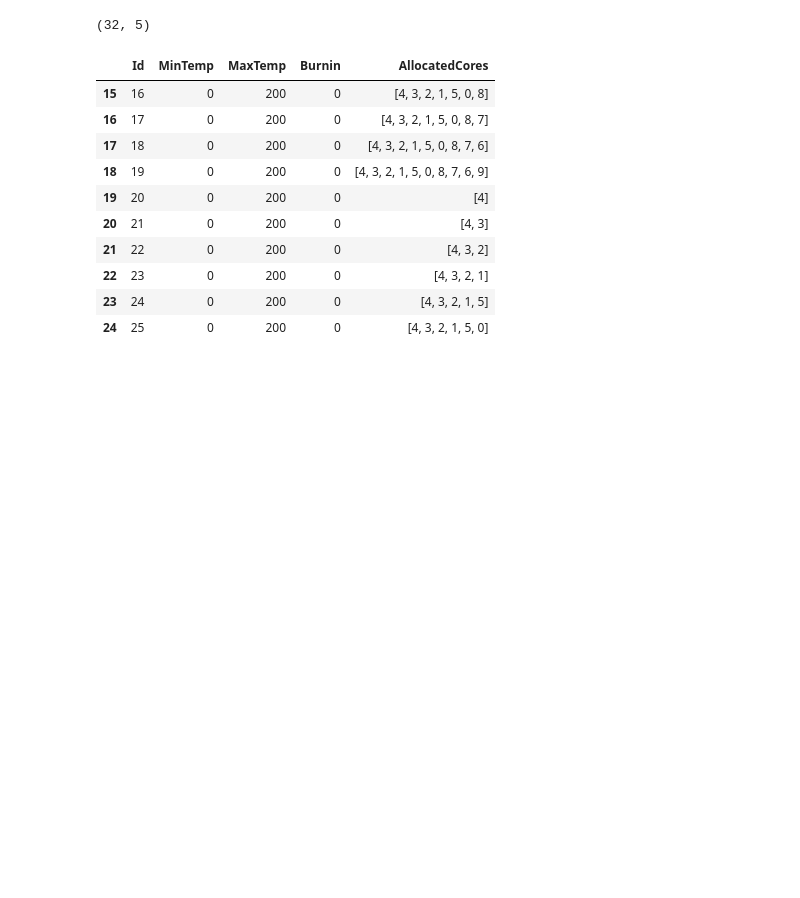
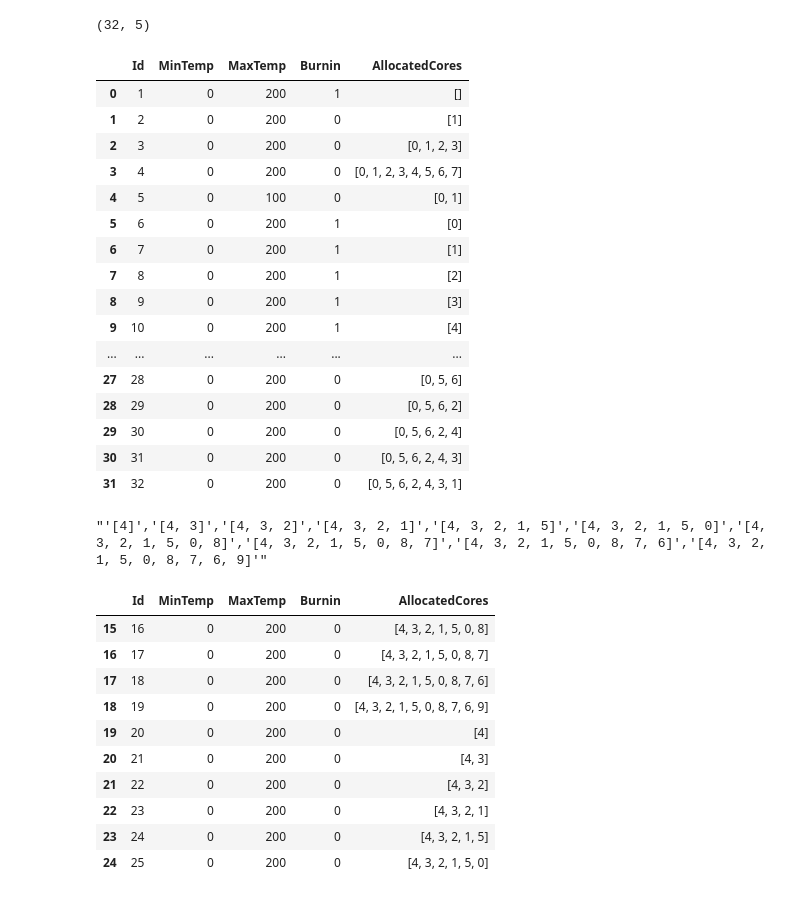
Before and after one commit to KuskIV/BDEnergy, a Jupyter notebook: analytics/result-analysis.ipynb, the cells around one changed output. Saved outputs shown, nothing was run; the diff lists cells and outputs as text; code cells hidden in the pictures; blank space fills up the shorter version.

```diff
--- a/analytics/result-analysis.ipynb
+++ b/analytics/result-analysis.ipynb
@@ -354,6 +364,30 @@ config.shape
 config.shape
 # %% [output]
 (32, 5)
+# %%
+config
+# %% [output]
+|  | Id | MinTemp | MaxTemp | Burnin | AllocatedCores |
+| 0 | 1 | 0 | 200 | 1 | [] |
+| 1 | 2 | 0 | 200 | 0 | [1] |
+| 2 | 3 | 0 | 200 | 0 | [0, 1, 2, 3] |
+| 3 | 4 | 0 | 200 | 0 | [0, 1, 2, 3, 4, 5, 6, 7] |
+| 4 | 5 | 0 | 100 | 0 | [0, 1] |
+| 5 | 6 | 0 | 200 | 1 | [0] |
+| 6 | 7 | 0 | 200 | 1 | [1] |
+| 7 | 8 | 0 | 200 | 1 | [2] |
+| 8 | 9 | 0 | 200 | 1 | [3] |
+| 9 | 10 | 0 | 200 | 1 | [4] |
+| ... | ... | ... | ... | ... | ... |
+| 27 | 28 | 0 | 200 | 0 | [0, 5, 6] |
+| 28 | 29 | 0 | 200 | 0 | [0, 5, 6, 2] |
+| 29 | 30 | 0 | 200 | 0 | [0, 5, 6, 2, 4] |
+| 30 | 31 | 0 | 200 | 0 | [0, 5, 6, 2, 4, 3] |
+| 31 | 32 | 0 | 200 | 0 | [0, 5, 6, 2, 4, 3, 1] |
+# %%
+used_allocated_cores_str
+# %% [output]
+"'[4]','[4, 3]','[4, 3, 2]','[4, 3, 2, 1]','[4, 3, 2, 1, 5]','[4, 3, 2, 1, 5, 0]','[4, 3, 2, 1, 5, 0, 8]','[4, 3, 2, 1, 5, 0, 8, 7]','[4, 3, 2, 1, 5, 0, 8, 7, 6]','[4, 3, 2, 1, 5, 0, 8, 7, 6, 9]'"
 # %%
 used_configs = config.query(f"{MIN_TEMP} == {used_min_temp} and " +
                             f"{MAX_TEMP} == {used_max_temp} and " +
```
Also changed, not shown: parts of 14 cells of this notebook, 13 other files.
